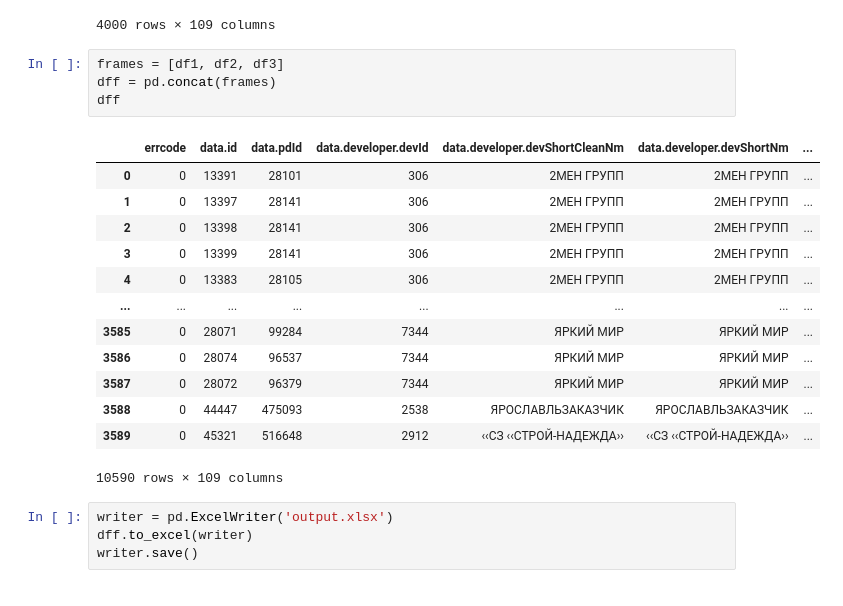
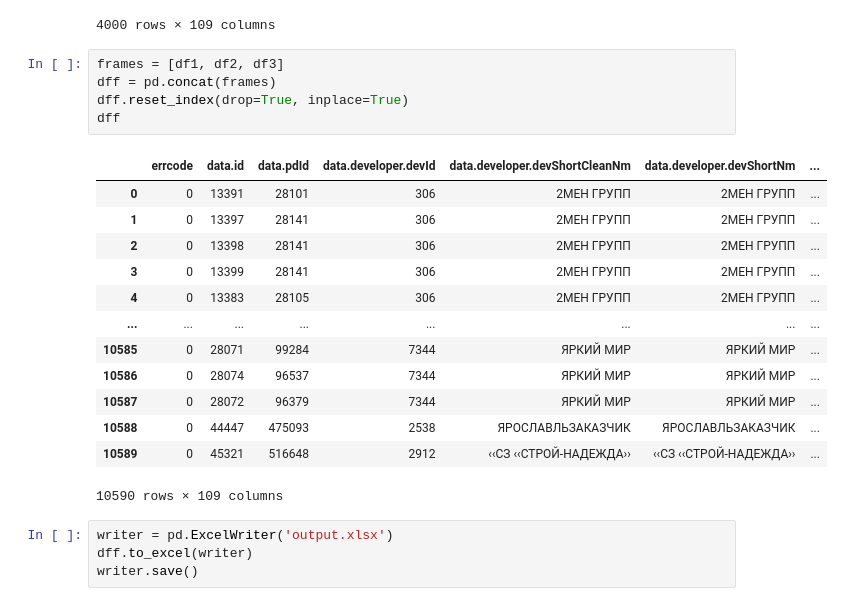
Before and after one commit to cmdnv/Ivan.cmd, a Jupyter notebook: day2.ipynb, the cells around one changed output. Saved outputs shown, nothing was run; the diff lists cells and outputs as text.

```diff
--- a/day2.ipynb
+++ b/day2.ipynb
@@ -103,20 +103,21 @@ df2
 # %%
 frames = [df1, df2, df3]
 dff = pd.concat(frames)
+dff.reset_index(drop=True, inplace=True)
 dff
 # %% [output]
 |  | errcode | data.id | data.pdId | data.developer.devId | data.developer.devShortCleanNm | data.developer.devShortNm | ... |
 | 0 | 0 | 13391 | 28101 | 306 | 2МЕН ГРУПП | 2МЕН ГРУПП | ... |
 | 1 | 0 | 13397 | 28141 | 306 | 2МЕН ГРУПП | 2МЕН ГРУПП | ... |
 | 2 | 0 | 13398 | 28141 | 306 | 2МЕН ГРУПП | 2МЕН ГРУПП | ... |
 | 3 | 0 | 13399 | 28141 | 306 | 2МЕН ГРУПП | 2МЕН ГРУПП | ... |
 | 4 | 0 | 13383 | 28105 | 306 | 2МЕН ГРУПП | 2МЕН ГРУПП | ... |
 | ... | ... | ... | ... | ... | ... | ... | ... |
-| 3585 | 0 | 28071 | 99284 | 7344 | ЯРКИЙ МИР | ЯРКИЙ МИР | ... |
-| 3586 | 0 | 28074 | 96537 | 7344 | ЯРКИЙ МИР | ЯРКИЙ МИР | ... |
-| 3587 | 0 | 28072 | 96379 | 7344 | ЯРКИЙ МИР | ЯРКИЙ МИР | ... |
-| 3588 | 0 | 44447 | 475093 | 2538 | ЯРОСЛАВЛЬЗАКАЗЧИК | ЯРОСЛАВЛЬЗАКАЗЧИК | ... |
-| 3589 | 0 | 45321 | 516648 | 2912 | ‹‹СЗ ‹‹СТРОЙ-НАДЕЖДА›› | ‹‹СЗ ‹‹СТРОЙ-НАДЕЖДА›› | ... |
+| 10585 | 0 | 28071 | 99284 | 7344 | ЯРКИЙ МИР | ЯРКИЙ МИР | ... |
+| 10586 | 0 | 28074 | 96537 | 7344 | ЯРКИЙ МИР | ЯРКИЙ МИР | ... |
+| 10587 | 0 | 28072 | 96379 | 7344 | ЯРКИЙ МИР | ЯРКИЙ МИР | ... |
+| 10588 | 0 | 44447 | 475093 | 2538 | ЯРОСЛАВЛЬЗАКАЗЧИК | ЯРОСЛАВЛЬЗАКАЗЧИК | ... |
+| 10589 | 0 | 45321 | 516648 | 2912 | ‹‹СЗ ‹‹СТРОЙ-НАДЕЖДА›› | ‹‹СЗ ‹‹СТРОЙ-НАДЕЖДА›› | ... |
 10590 rows × 109 columns
 # %%
 writer = pd.ExcelWriter('output.xlsx')
```
Also changed, not shown: 2 other files.
